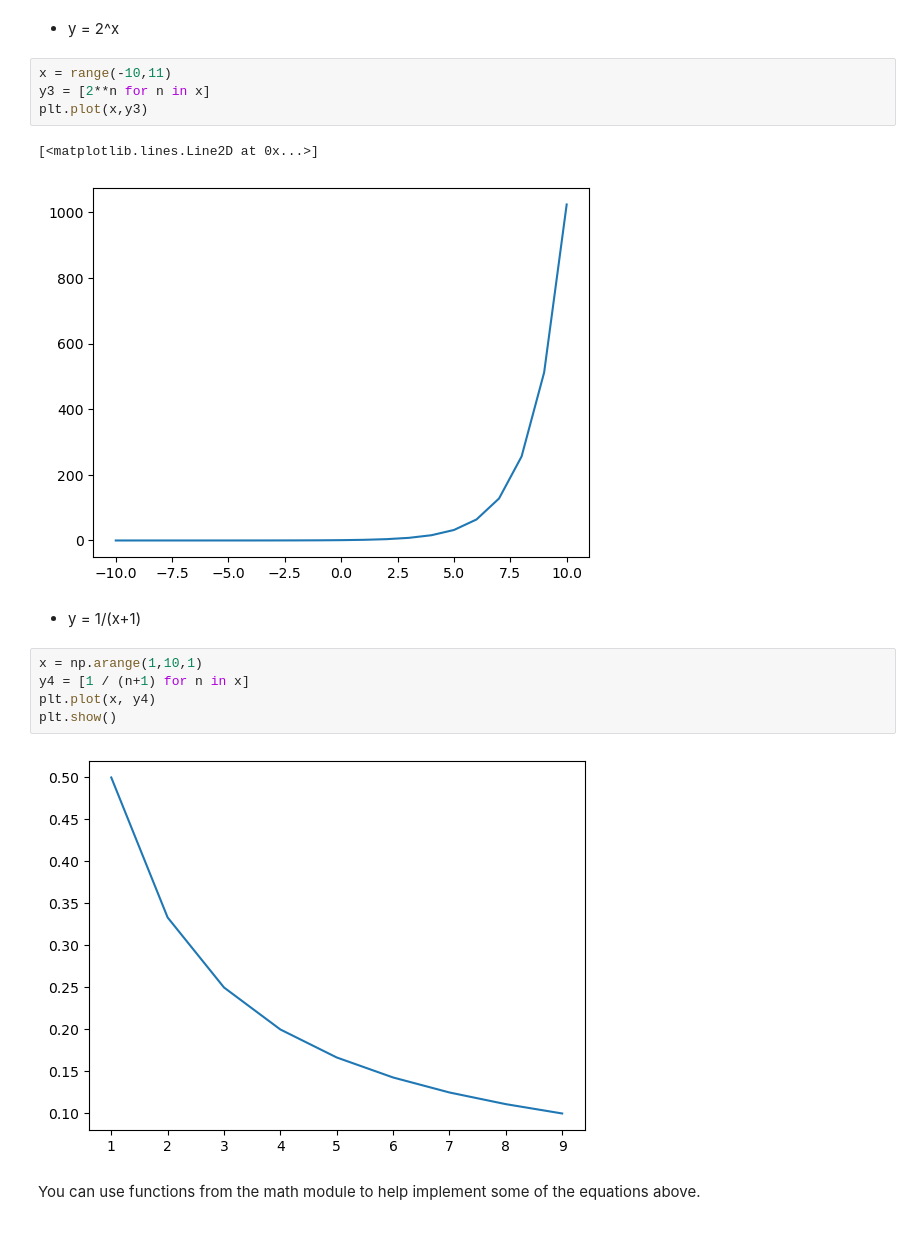
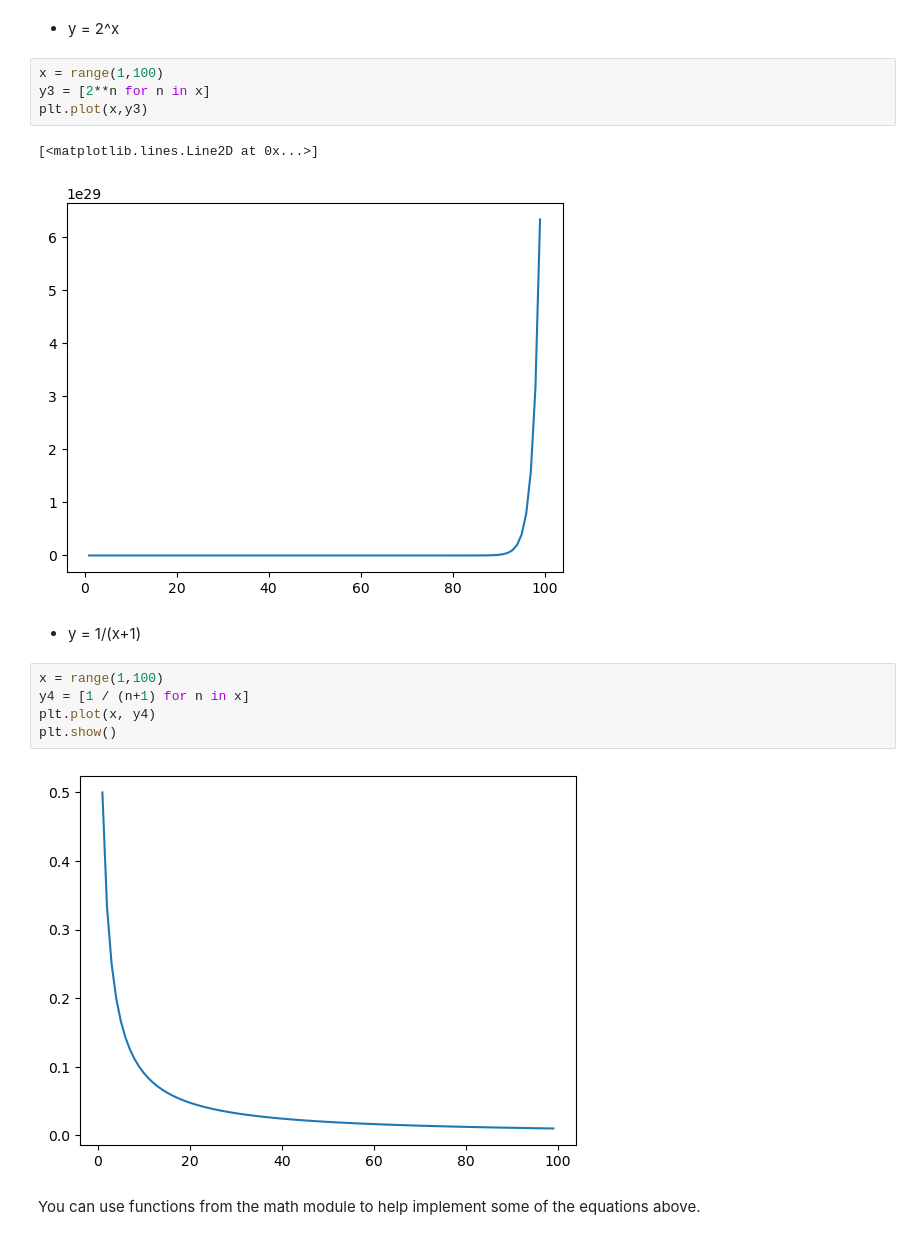
Before and after one commit to Joshua-Click/dumpy-pandas-visualization-exercises, a Jupyter notebook: matplotlib_exercises.ipynb, the cells around one changed output. Saved outputs shown, nothing was run; the diff lists cells and outputs as text.

```diff
--- a/matplotlib_exercises.ipynb
+++ b/matplotlib_exercises.ipynb
@@ -42,21 +47,21 @@ plt.plot(x, y2)
 # %% [markdown]
 * y = 2^x
 # %%
-x = range(-10,11)
+x = range(1,100)
 y3 = [2**n for n in x]
 plt.plot(x,y3)
 # %% [output]
 [<matplotlib.lines.Line2D at 0x...>]
-[figure, old version]
+[figure, new version]
 # %% [markdown]
 * y = 1/(x+1)
 # %%
-x = np.arange(1,10,1)
+x = range(1,100)
 y4 = [1 / (n+1) for n in x]
 plt.plot(x, y4)
 plt.show()
 # %% [output]
-[figure, old version]
+[figure, new version]
 # %% [markdown]
 You can use functions from the math module to help implement some of the equations above.
 # %% [markdown]
```
Also changed, not shown: parts of 6 cells of this notebook.
